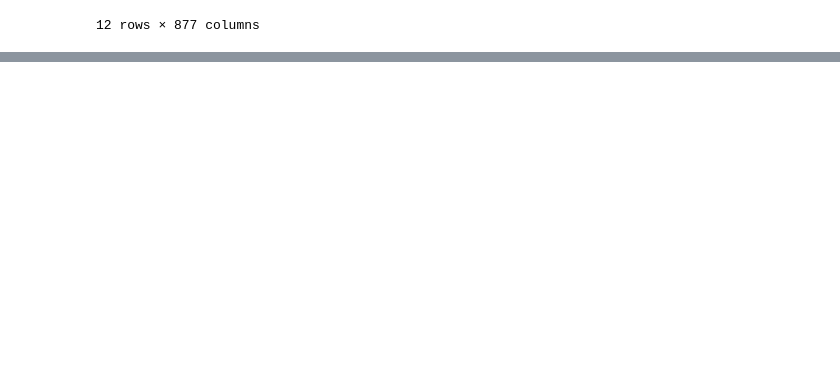
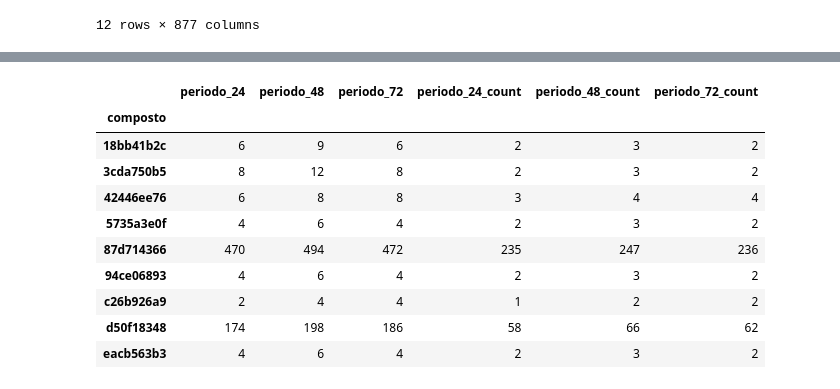
Before and after one commit to ClarisseAlvarenga/Imersao_Alura_3_edicao, a Jupyter notebook: Imersão_Dados_III_Alura_Clarisse.ipynb, the cells around one changed output, grey strips where cells are left out. Cells and saved outputs as stored; diff of their text form; code cells hidden in the pictures; blank space fills up the shorter version.

```diff
--- a/Imersão_Dados_III_Alura_Clarisse.ipynb
+++ b/Imersão_Dados_III_Alura_Clarisse.ipynb
@@ -1341,0 +1360,4 @@ https://github.com/ClarisseAlvarenga/imersao-dados-desafio-final
+# %%
+comparativo_tempo_moa = pd.crosstab(index=compostos_multimoa_clean['composto'],
+            columns=compostos_multimoa_clean['tempo'],
+            aggfunc='sum', values=compostos_multimoa_clean['n_moa'])
@@ -1341,0 +1381,2 @@ https://github.com/ClarisseAlvarenga/imersao-dados-desafio-final
+# %%
+comparativo_tempo_moa.columns = ['periodo_24', 'periodo_48','periodo_72']
@@ -1341,0 +1398,4 @@ https://github.com/ClarisseAlvarenga/imersao-dados-desafio-final
+# %%
+comparativo_tempo_count = pd.crosstab(index=compostos_multimoa_clean['composto'],
+            columns=compostos_multimoa_clean['tempo'])
+comparativo_tempo_count
@@ -1341,0 +1417,18 @@ https://github.com/ClarisseAlvarenga/imersao-dados-desafio-final
+# %%
+comparativo_tempo_count.columns = ['periodo_24_count', 'periodo_48_count','periodo_72_count']
+# %%
+compara_tempo = comparativo_tempo_moa.join(comparativo_tempo_count)
+compara_tempo_diff = compara_tempo.query('periodo_24_count != periodo_48_count')
+compara_tempo_diff
+# %% [output]
+|  | periodo_24 | periodo_48 | periodo_72 | periodo_24_count | periodo_48_count | periodo_72_count |
+| composto |  |  |  |  |  |  |
+| 18bb41b2c | 6 | 9 | 6 | 2 | 3 | 2 |
+| 3cda750b5 | 8 | 12 | 8 | 2 | 3 | 2 |
+| 42446ee76 | 6 | 8 | 8 | 3 | 4 | 4 |
+| 5735a3e0f | 4 | 6 | 4 | 2 | 3 | 2 |
+| 87d714366 | 470 | 494 | 472 | 235 | 247 | 236 |
+| 94ce06893 | 4 | 6 | 4 | 2 | 3 | 2 |
+| c26b926a9 | 2 | 4 | 4 | 1 | 2 | 2 |
+| d50f18348 | 174 | 198 | 186 | 58 | 66 | 62 |
+| eacb563b3 | 4 | 6 | 4 | 2 | 3 | 2 |
```
Also changed, not shown: parts of 48 cells of this notebook.
